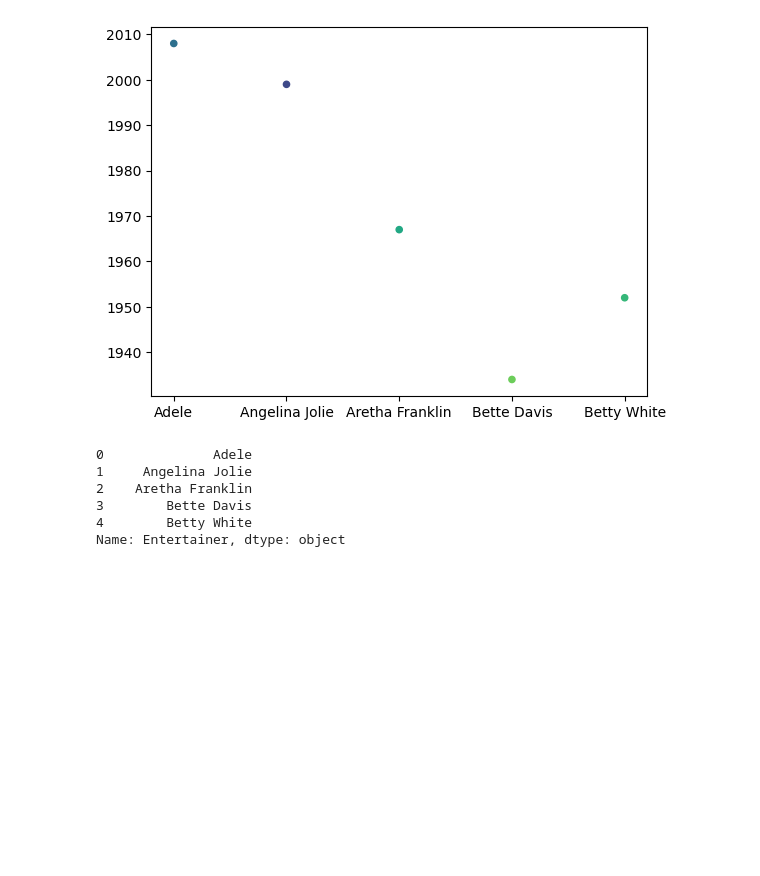
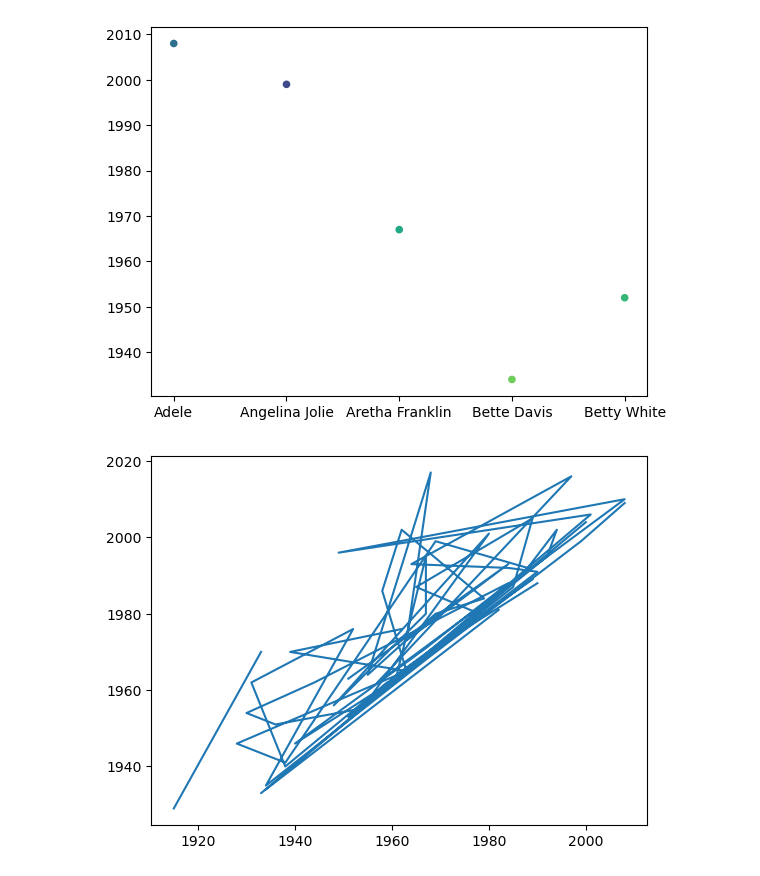
Before and after one commit to Apurv48/Entertainer, a Jupyter notebook: Entertainer.ipynb, the cells around one changed output. Drawn from its saved outputs; the diff is of its cells as text; code cells hidden in the pictures; blank space fills up the shorter version.

```diff
--- a/Entertainer.ipynb
+++ b/Entertainer.ipynb
@@ -494,13 +494,10 @@ plt.scatter(x,y,s=size,c=color, vmin=0,vmax=100)
 plt.show()
 # %% [output]
 [figure]
-# %%
-x=data['Entertainer'].head()
-x
-# %% [output]
-0              Adele
-1     Angelina Jolie
-2    Aretha Franklin
-3        Bette Davis
-4        Betty White
-Name: Entertainer, dtype: object
+# %%
+x=data['Year of Breakthrough/#1 Hit/Award Nomination']
+y=data['Year of First Oscar/Grammy/Emmy']
+plt.plot(x,y)
+plt.show()
+# %% [output]
+[figure, added]
```
Also changed, not shown: parts of 7 cells of this notebook.
